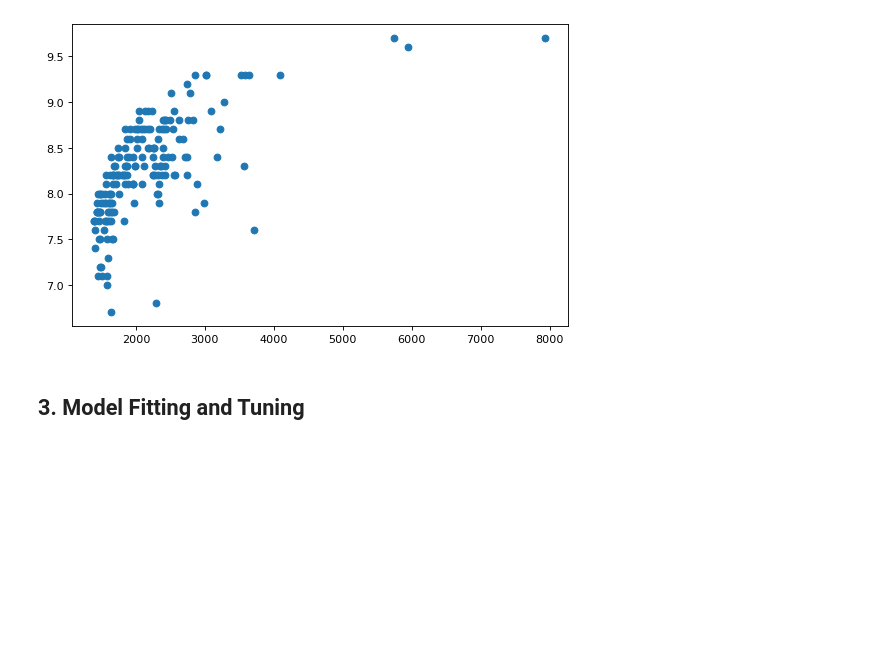
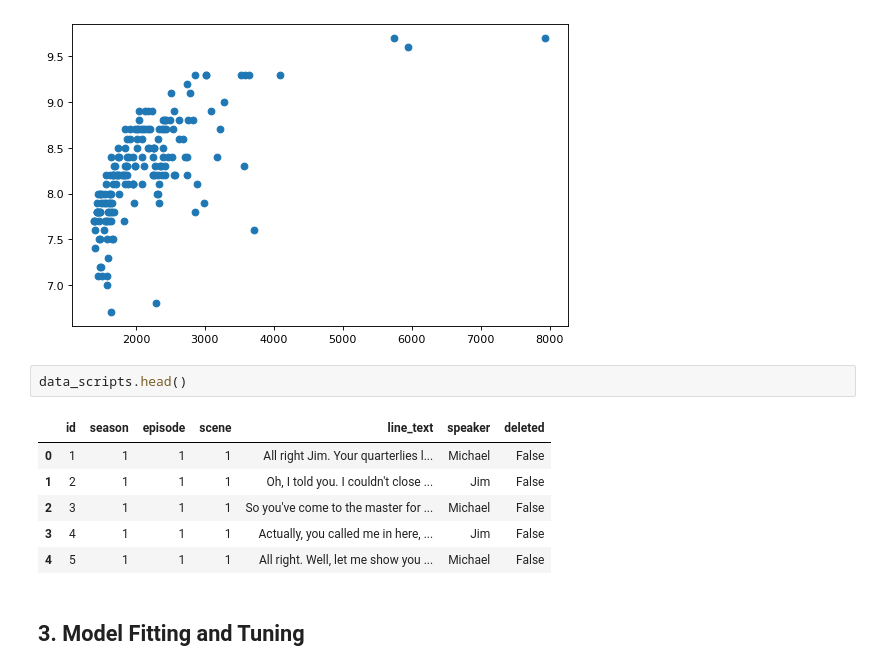
Before and after one commit to BradWangW/imdb_rate_model, a Jupyter notebook: project1.ipynb, the cells around one changed output. Cells and saved outputs as stored; diff of their text form; blank space fills up the shorter version.

```diff
--- a/project1.ipynb
+++ b/project1.ipynb
@@ -276,6 +298,15 @@ ax1.scatter(data['total_votes'], data['imdb_rating'])
 # %% [output]
 <matplotlib.collections.PathCollection at 0x...>
 [figure]
+# %%
+data_scripts.head()
+# %% [output]
+|  | id | season | episode | scene | line_text | speaker | deleted |
+| 0 | 1 | 1 | 1 | 1 | All right Jim. Your quarterlies l... | Michael | False |
+| 1 | 2 | 1 | 1 | 1 | Oh, I told you. I couldn't close ... | Jim | False |
+| 2 | 3 | 1 | 1 | 1 | So you've come to the master for ... | Michael | False |
+| 3 | 4 | 1 | 1 | 1 | Actually, you called me in here, ... | Jim | False |
+| 4 | 5 | 1 | 1 | 1 | All right. Well, let me show you ... | Michael | False |
 # %% [markdown]
 ## 3. Model Fitting and Tuning
 # %% [markdown]
```
Also changed, not shown: parts of 3 cells of this notebook.
